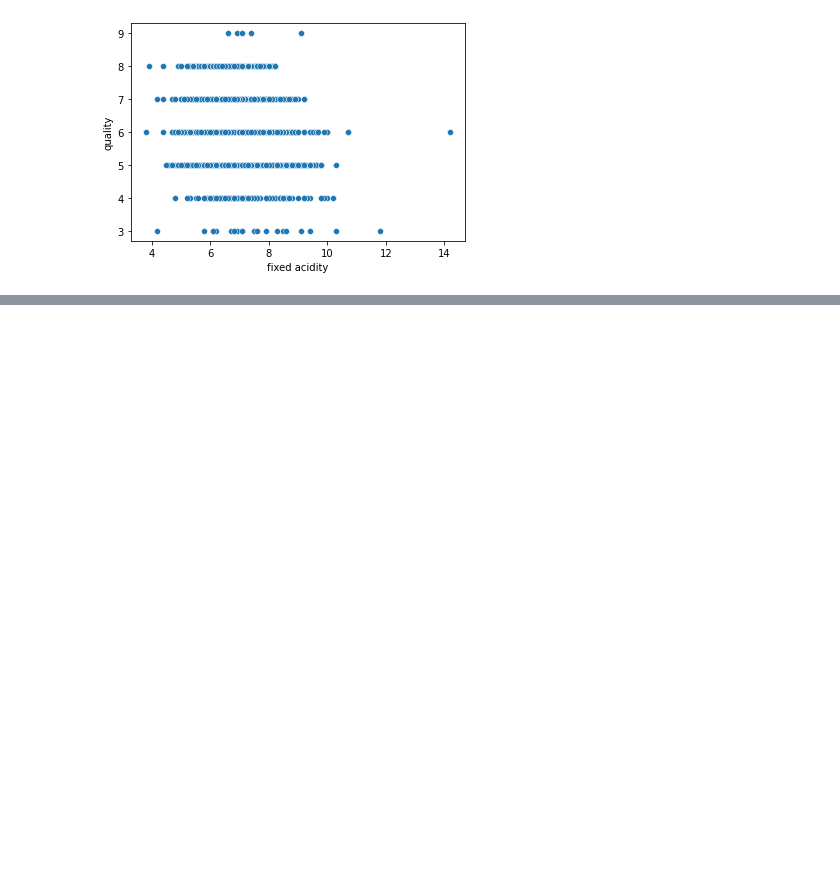
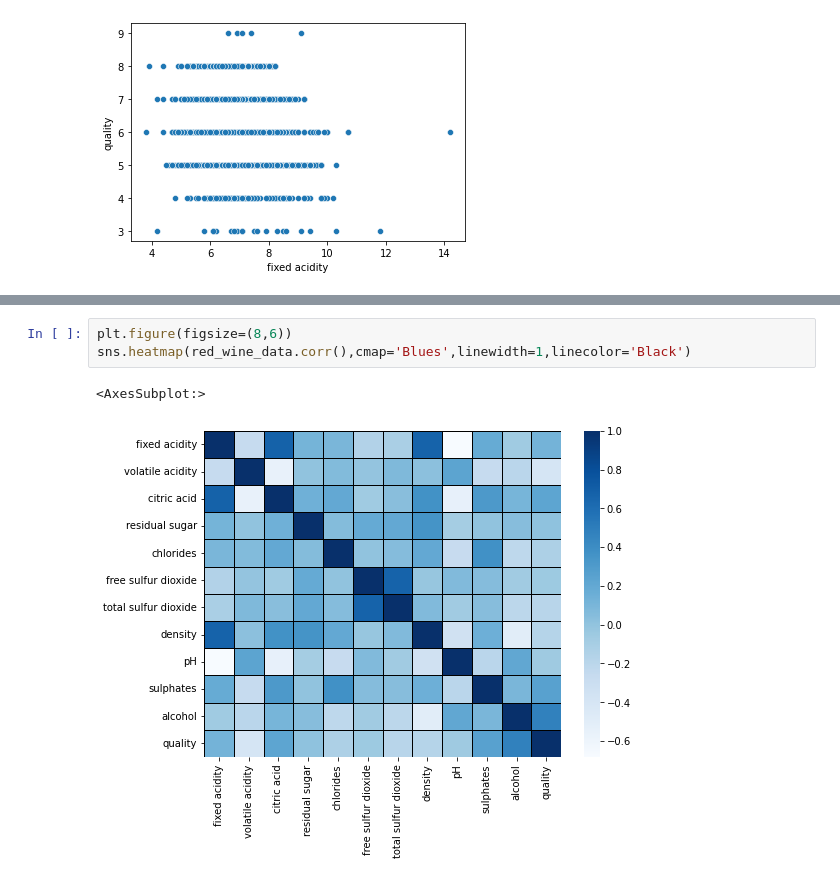
Before and after one commit to TamirIsCool/DataScIntro, a Jupyter notebook: Regression/Wine.ipynb, the cells around one changed output, grey strips where cells are left out. Saved outputs shown, nothing was run; the diff lists cells and outputs as text; blank space fills up the shorter version.

```diff
--- a/Regression/Wine.ipynb
+++ b/Regression/Wine.ipynb
@@ -114,0 +124,6 @@ sns.scatterplot(x='fixed acidity', y='quality', data=white_wine_data)
+# %%
+plt.figure(figsize=(8,6))
+sns.heatmap(red_wine_data.corr(),cmap='Blues',linewidth=1,linecolor='Black')
+# %% [output]
+<AxesSubplot:>
+[figure, added]
```
Also changed, not shown: parts of 14 cells of this notebook.
